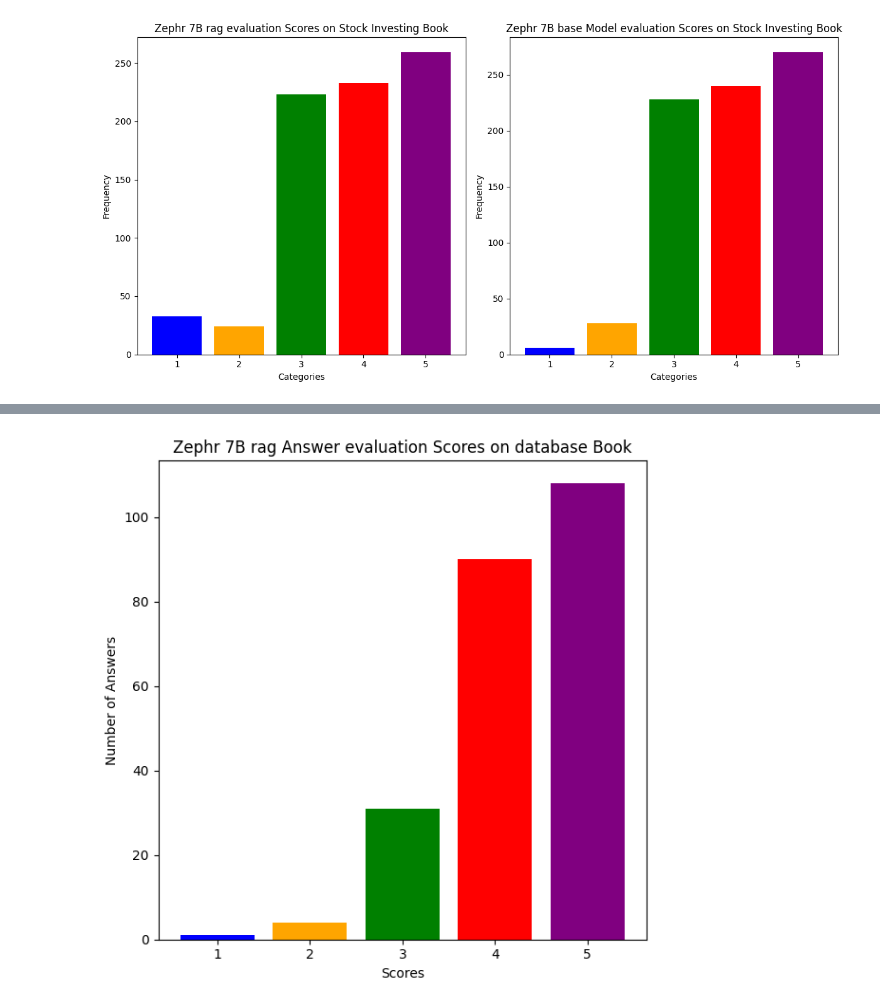
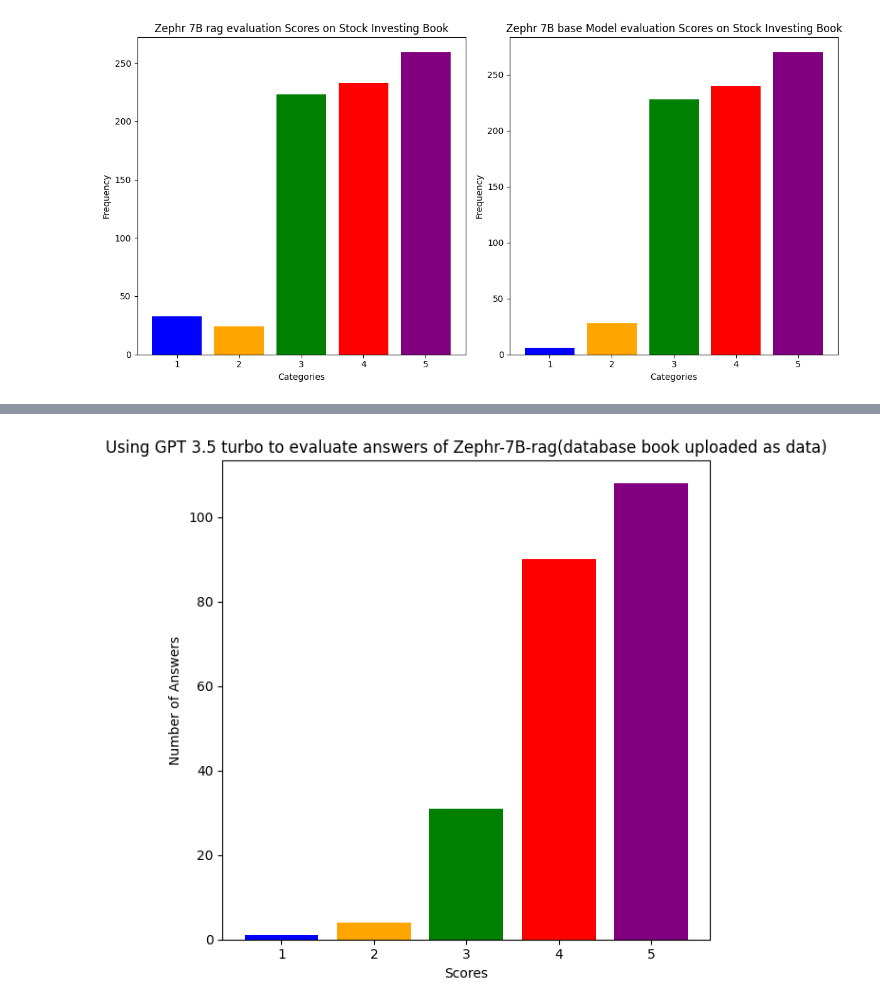
Before and after one commit to Ubaidb936/rag, a Jupyter notebook: displayEvaluationScores.ipynb, the cells around one changed output, grey strips where cells are left out. Cells and saved outputs as stored; diff of their text form; code cells hidden in the pictures.

```diff
--- a/displayEvaluationScores.ipynb
+++ b/displayEvaluationScores.ipynb
@@ -92,32 +92,32 @@ df = pd.read_csv(answer_path)
 # Count the frequency of values in column 'abc' and 'xyz'
 abc_counts = df['ragScore'].value_counts().sort_index()
 # xyz_counts = df['baseScore'].value_counts().sort_index()
 
 # Define colors for each bar (for both graphs)
 colors_abc = ['blue', 'orange', 'green', 'red', 'purple', 'brown']
 # colors_xyz = ['blue', 'orange', 'green', 'red', 'purple', 'brown']
 
 # Create subplots
 fig, axs = plt.subplots(1, 1, figsize=(6, 6))
 
 # Plotting the first bar graph for column 'abc'
 axs.bar(abc_counts.index, abc_counts.values, color=colors_abc)
 axs.set_xlabel('Scores')
 axs.set_ylabel('Number of Answers')
-axs.set_title('Zephr 7B rag Answer evaluation Scores on database Book')
+axs.set_title('Using GPT 3.5 turbo to evaluate answers of Zephr-7B-rag(database book uploaded as data)')
 axs.xaxis.set_major_locator(MaxNLocator(integer=True))  # Ensure integer ticks on x-axis
 
 # # # Plotting the second bar graph for column 'xyz'
 # axs[1].bar(xyz_counts.index, xyz_counts.values, color=colors_xyz)
 # axs[1].set_xlabel('Categories')
 # axs[1].set_ylabel('Frequency')
 # axs[1].set_title('Zephr 7B base Model evaluation Scores on Stock Investing Book')
 # axs[1].xaxis.set_major_locator(MaxNLocator(integer=True))  # Ensure integer ticks on x-axis
 
 # Adjust layout
 plt.tight_layout()
 
 # Show the plot
 plt.show()
 # %% [output]
-[figure, old version]
+[figure, new version]
```
Also changed, not shown: parts of 4 cells of this notebook.
